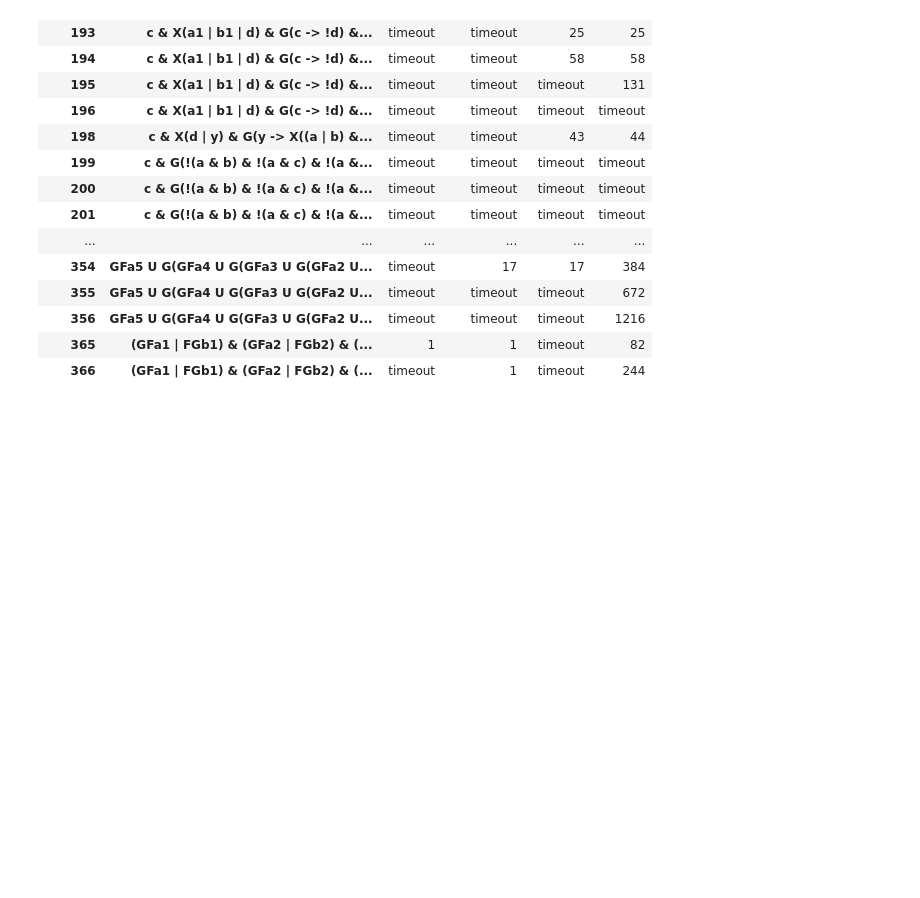
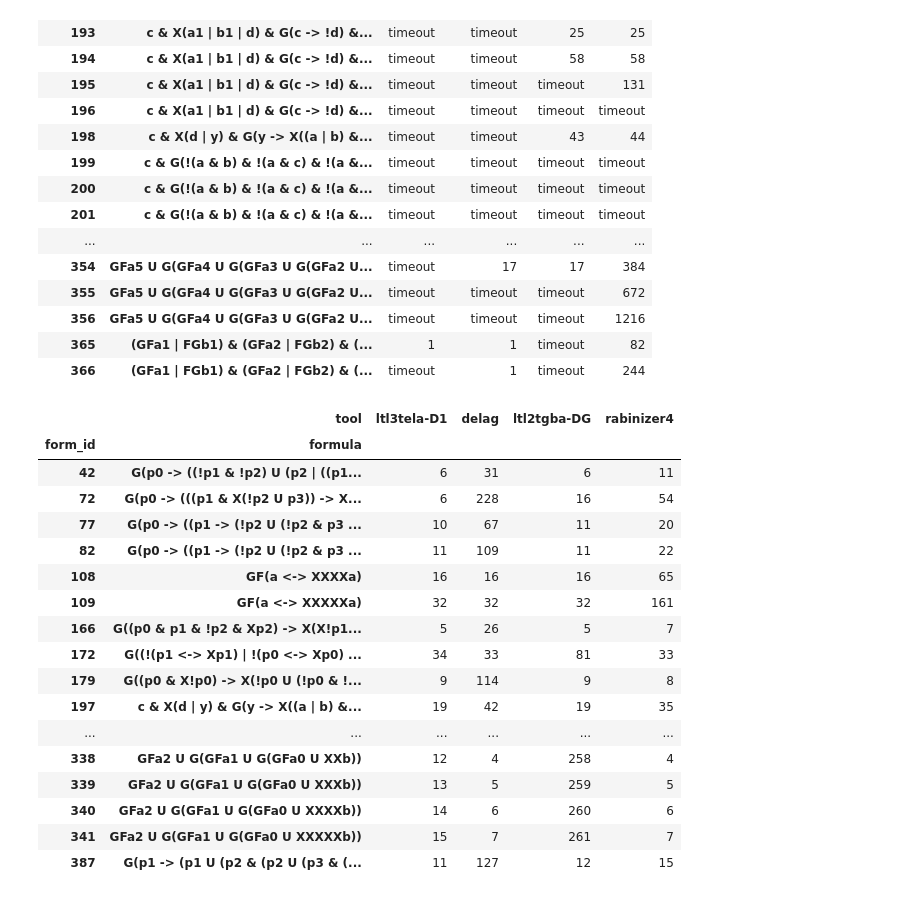
Before and after one commit to jurajmajor/ltl3tela, a Jupyter notebook: Experiments/Evaluation_ATVA19.ipynb, the cells around one changed output. Cells and saved outputs as stored; diff of their text form; code cells hidden in the pictures; blank space fills up the shorter version.

```diff
--- a/Experiments/Evaluation_ATVA19.ipynb
+++ b/Experiments/Evaluation_ATVA19.ipynb
@@ -367,0 +373,21 @@ n_fails_out
+# %%
+large_diff(d_data_patterns, d_tools, 20)
+# %% [output]
+|  | tool | ltl3tela-D1 | delag | ltl2tgba-DG | rabinizer4 |
+| form_id | formula |  |  |  |  |
+| 42 | G(p0 -> ((!p1 & !p2) U (p2 | ((p1... | 6 | 31 | 6 | 11 |
+| 72 | G(p0 -> (((p1 & X(!p2 U p3)) -> X... | 6 | 228 | 16 | 54 |
+| 77 | G(p0 -> ((p1 -> (!p2 U (!p2 & p3 ... | 10 | 67 | 11 | 20 |
+| 82 | G(p0 -> ((p1 -> (!p2 U (!p2 & p3 ... | 11 | 109 | 11 | 22 |
+| 108 | GF(a <-> XXXXa) | 16 | 16 | 16 | 65 |
+| 109 | GF(a <-> XXXXXa) | 32 | 32 | 32 | 161 |
+| 166 | G((p0 & p1 & !p2 & Xp2) -> X(X!p1... | 5 | 26 | 5 | 7 |
+| 172 | G((!(p1 <-> Xp1) | !(p0 <-> Xp0) ... | 34 | 33 | 81 | 33 |
+| 179 | G((p0 & X!p0) -> X(!p0 U (!p0 & !... | 9 | 114 | 9 | 8 |
+| 197 | c & X(d | y) & G(y -> X((a | b) &... | 19 | 42 | 19 | 35 |
+| ... | ... | ... | ... | ... | ... |
+| 338 | GFa2 U G(GFa1 U G(GFa0 U XXb)) | 12 | 4 | 258 | 4 |
+| 339 | GFa2 U G(GFa1 U G(GFa0 U XXXb)) | 13 | 5 | 259 | 5 |
+| 340 | GFa2 U G(GFa1 U G(GFa0 U XXXXb)) | 14 | 6 | 260 | 6 |
+| 341 | GFa2 U G(GFa1 U G(GFa0 U XXXXXb)) | 15 | 7 | 261 | 7 |
+| 387 | G(p1 -> (p1 U (p2 & (p2 U (p3 & (... | 11 | 127 | 12 | 15 |
```
Also changed, not shown: parts of 7 cells of this notebook.
